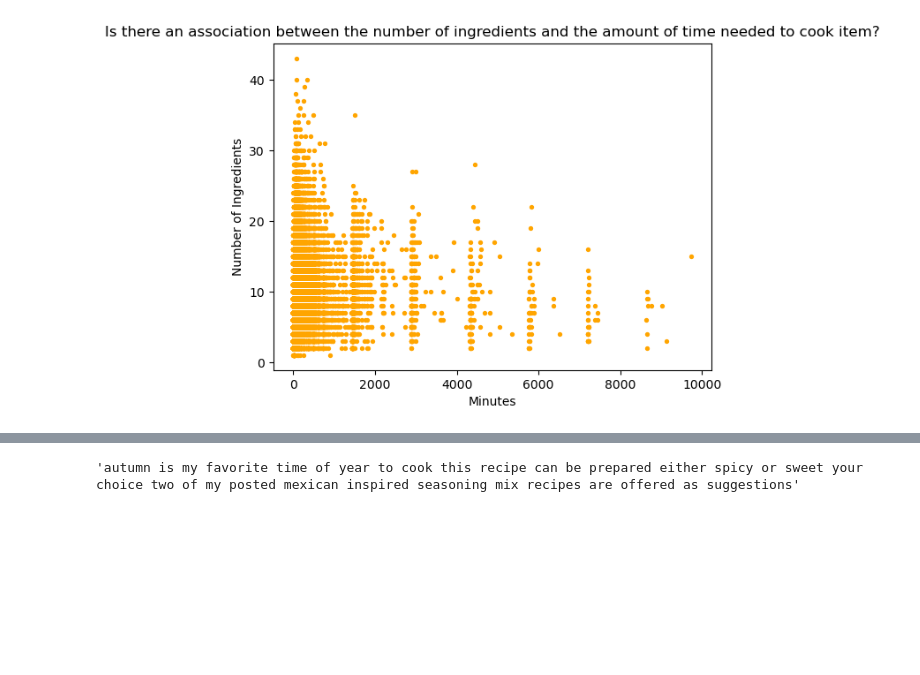
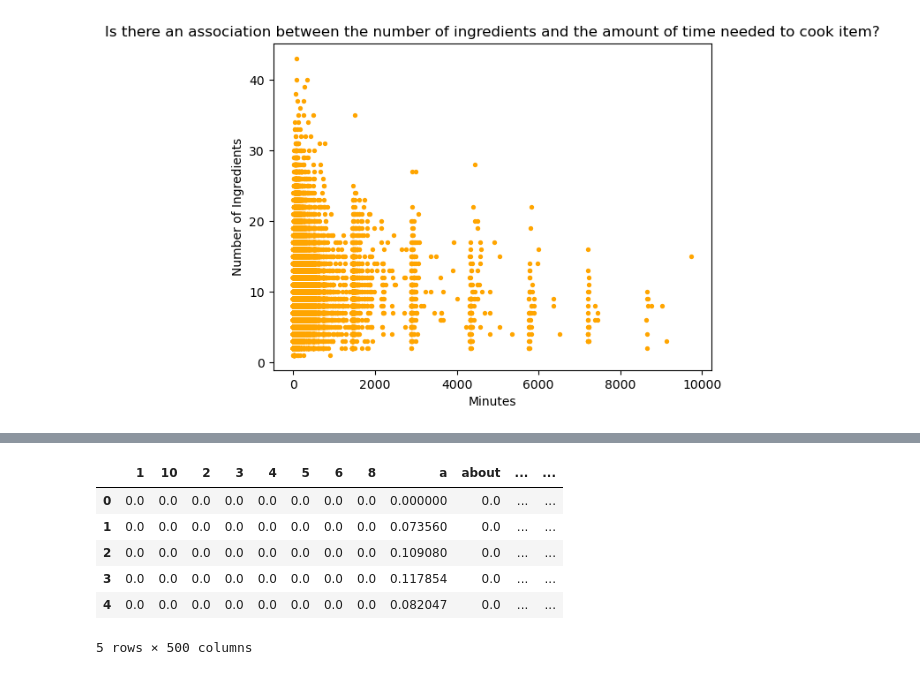
Before and after one commit to EdwardLinS/CSE158-BryanEdwardJesse, a Jupyter notebook: assignment2Food.ipynb, the cells around one changed output, grey strips where cells are left out. Drawn from its saved outputs; the diff is of its cells as text; code cells hidden in the pictures; blank space fills up the shorter version.

```diff
--- a/assignment2Food.ipynb
+++ b/assignment2Food.ipynb
@@ -362,8 +348,25 @@ def preprocess(string):
     string = re.sub(r'\s+', ' ', string).lower().strip()
 
     return string
-# %%
-sentence = preprocess(merged_df.iloc[0].description)
-sentence
-# %% [output]
-'autumn is my favorite time of year to cook this recipe can be prepared either spicy or sweet your choice two of my posted mexican inspired seasoning mix recipes are offered as suggestions'
+# %%
+merged_df['description'] = merged_df.description.transform(preprocess)
+merged_df['review'] = merged_df.review.transform(preprocess)
+
+list_descriptions = list(merged_df.description)
+list_reviews = list(merged_df.review)
+# %%
+vector_tfidf = tfidf.fit_transform(list_descriptions).toarray()
+# %%
+tokens = tfidf.get_feature_names_out()
+# %%
+inaug_tfidf = pd.DataFrame(vector_tfidf, columns = tokens)
+# %%
+inaug_tfidf.head()
+# %% [output]
+|  | 1 | 10 | 2 | 3 | 4 | 5 | 6 | 8 | a | about | ... | ... |
+| 0 | 0.0 | 0.0 | 0.0 | 0.0 | 0.0 | 0.0 | 0.0 | 0.0 | 0.000000 | 0.0 | ... | ... |
+| 1 | 0.0 | 0.0 | 0.0 | 0.0 | 0.0 | 0.0 | 0.0 | 0.0 | 0.073560 | 0.0 | ... | ... |
+| 2 | 0.0 | 0.0 | 0.0 | 0.0 | 0.0 | 0.0 | 0.0 | 0.0 | 0.109080 | 0.0 | ... | ... |
+| 3 | 0.0 | 0.0 | 0.0 | 0.0 | 0.0 | 0.0 | 0.0 | 0.0 | 0.117854 | 0.0 | ... | ... |
+| 4 | 0.0 | 0.0 | 0.0 | 0.0 | 0.0 | 0.0 | 0.0 | 0.0 | 0.082047 | 0.0 | ... | ... |
+5 rows × 500 columns
```
Also changed, not shown: parts of 12 cells of this notebook.
